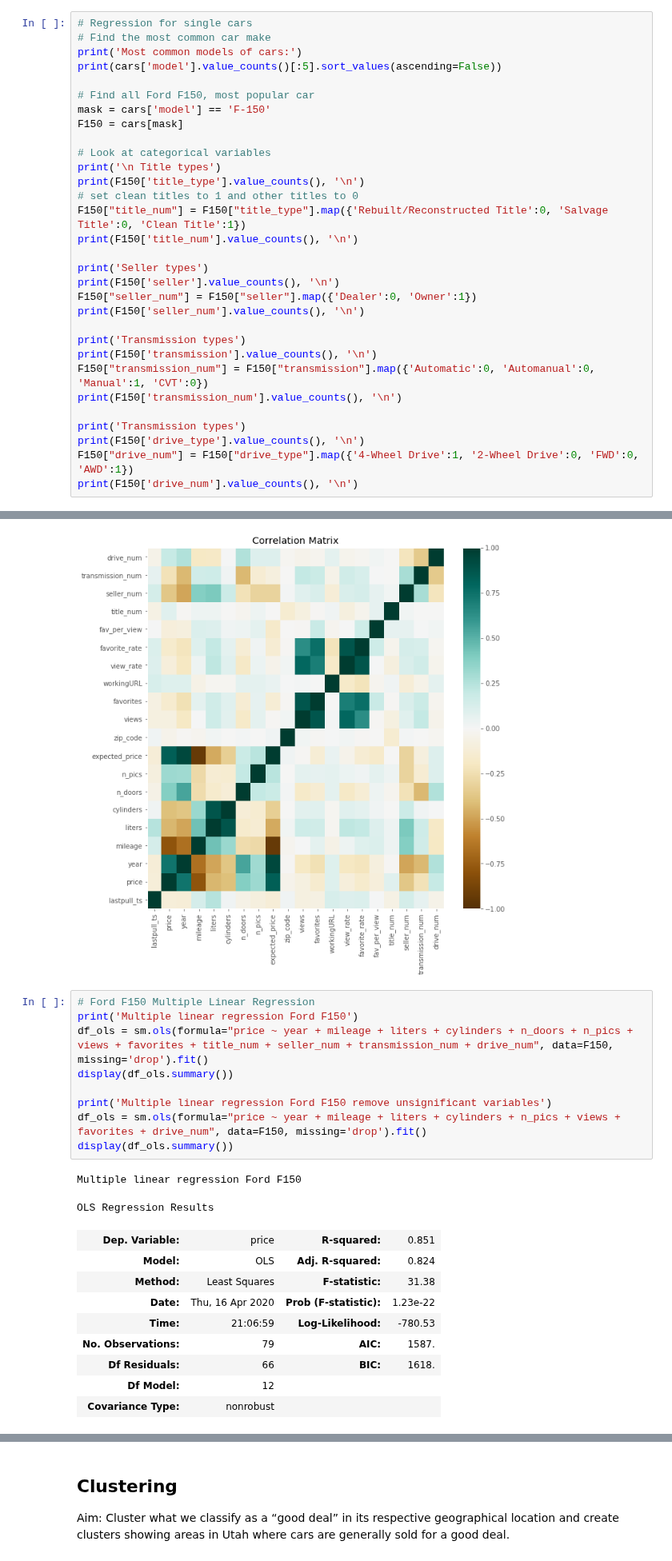
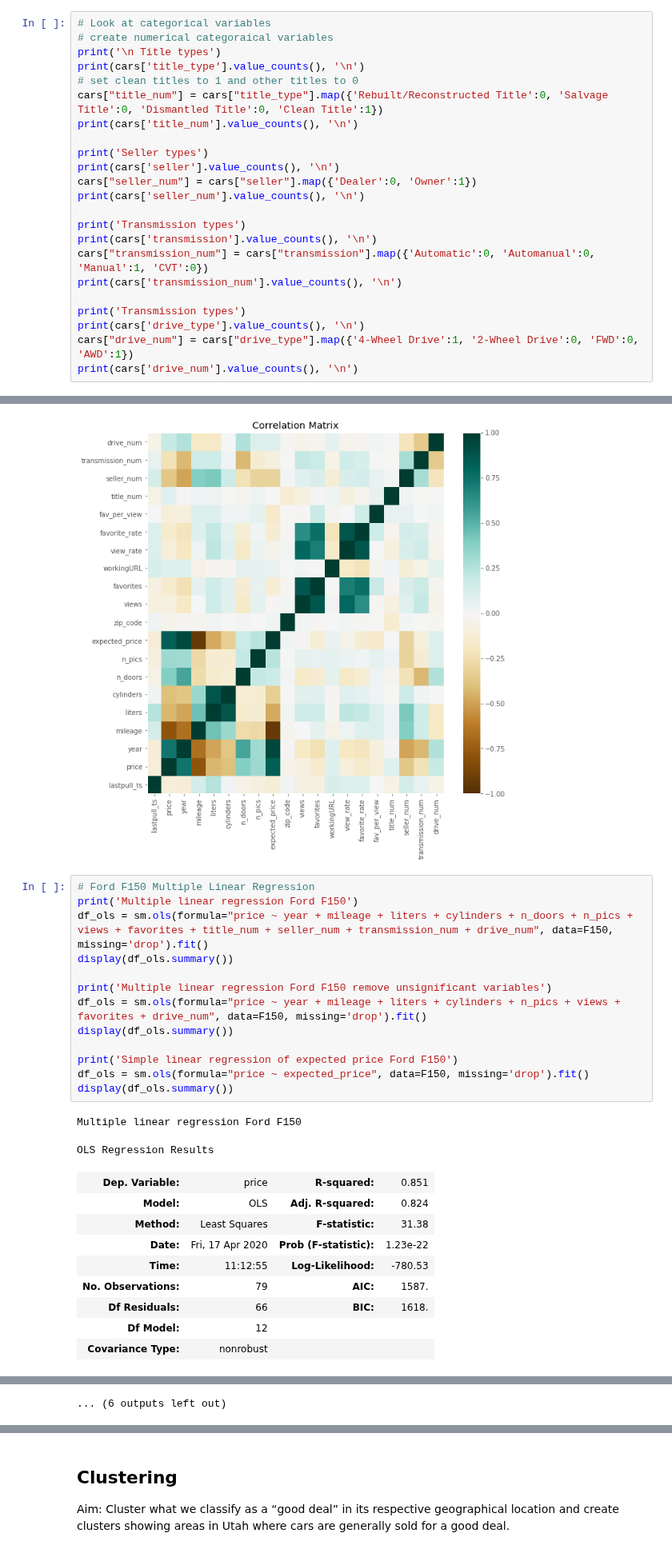
Before and after one commit to taylorch626/automodeals, a Jupyter notebook: Data_Exploration_Analysis.ipynb, the cells around one changed output, grey strips where cells are left out. Shown at 80% size. Drawn from its saved outputs; the diff is of its cells as text.

Commit message:
updated regression for single cars

```diff
--- a/Data_Exploration_Analysis.ipynb
+++ b/Data_Exploration_Analysis.ipynb
@@ -339,34 +339,26 @@ Warnings:
 strong multicollinearity or other numerical problems.
 ... (19 outputs left out)
 # %%
-# Regression for single cars
-# Find the most common car make
-print('Most common models of cars:')
-print(cars['model'].value_counts()[:5].sort_values(ascending=False))
-
-# Find all Ford F150, most popular car
-mask = cars['model'] == 'F-150'
-F150 = cars[mask]
-
 # Look at categorical variables
+# create numerical categoraical variables
 print('\n Title types')
-print(F150['title_type'].value_counts(), '\n')
+print(cars['title_type'].value_counts(), '\n')
 # set clean titles to 1 and other titles to 0
-F150["title_num"] = F150["title_type"].map({'Rebuilt/Reconstructed Title':0, 'Salvage Title':0, 'Clean Title':1})
-print(F150['title_num'].value_counts(), '\n')
+cars["title_num"] = cars["title_type"].map({'Rebuilt/Reconstructed Title':0, 'Salvage Title':0, 'Dismantled Title':0, 'Clean Title':1})
+print(cars['title_num'].value_counts(), '\n')
 
 print('Seller types')
-print(F150['seller'].value_counts(), '\n')
-F150["seller_num"] = F150["seller"].map({'Dealer':0, 'Owner':1})
-print(F150['seller_num'].value_counts(), '\n')
+print(cars['seller'].value_counts(), '\n')
+cars["seller_num"] = cars["seller"].map({'Dealer':0, 'Owner':1})
+print(cars['seller_num'].value_counts(), '\n')
 
 print('Transmission types')
-print(F150['transmission'].value_counts(), '\n')
-F150["transmission_num"] = F150["transmission"].map({'Automatic':0, 'Automanual':0, 'Manual':1, 'CVT':0})
-print(F150['transmission_num'].value_counts(), '\n')
+print(cars['transmission'].value_counts(), '\n')
+cars["transmission_num"] = cars["transmission"].map({'Automatic':0, 'Automanual':0, 'Manual':1, 'CVT':0})
+print(cars['transmission_num'].value_counts(), '\n')
 
 print('Transmission types')
-print(F150['drive_type'].value_counts(), '\n')
-F150["drive_num"] = F150["drive_type"].map({'4-Wheel Drive':1, '2-Wheel Drive':0, 'FWD':0, 'AWD':1})
-print(F150['drive_num'].value_counts(), '\n')
+print(cars['drive_type'].value_counts(), '\n')
+cars["drive_num"] = cars["drive_type"].map({'4-Wheel Drive':1, '2-Wheel Drive':0, 'FWD':0, 'AWD':1})
+print(cars['drive_num'].value_counts(), '\n')
 # %% [output]
@@ -444,20 +436,24 @@ display(F150.corr())
 # %%
 # Ford F150 Multiple Linear Regression
 print('Multiple linear regression Ford F150')
 df_ols = sm.ols(formula="price ~ year + mileage + liters + cylinders + n_doors + n_pics + views + favorites + title_num + seller_num + transmission_num + drive_num", data=F150, missing='drop').fit()
 display(df_ols.summary())
 
 print('Multiple linear regression Ford F150 remove unsignificant variables')
 df_ols = sm.ols(formula="price ~ year + mileage + liters + cylinders + n_pics + views + favorites + drive_num", data=F150, missing='drop').fit()
 display(df_ols.summary())
+
+print('Simple linear regression of expected price Ford F150')
+df_ols = sm.ols(formula="price ~ expected_price", data=F150, missing='drop').fit()
+display(df_ols.summary())
 # %% [output]
 Multiple linear regression Ford F150
 OLS Regression Results
 | Dep. Variable: | price | R-squared: | 0.851 |
 | Model: | OLS | Adj. R-squared: | 0.824 |
 | Method: | Least Squares | F-statistic: | 31.38 |
-| Date: | Thu, 16 Apr 2020 | Prob (F-statistic): | 1.23e-22 |
-| Time: | 21:06:59 | Log-Likelihood: | -780.53 |
+| Date: | Fri, 17 Apr 2020 | Prob (F-statistic): | 1.23e-22 |
+| Time: | 11:12:55 | Log-Likelihood: | -780.53 |
 | No. Observations: | 79 | AIC: | 1587. |
 | Df Residuals: | 66 | BIC: | 1618. |
 | Df Model: | 12 |  |  |
@@ -513,3 +509,4 @@ Warnings:
 [1] Standard Errors assume that the covariance matrix of the errors is correctly specified.
 [2] The condition number is large, 5.57e+07. This might indicate that there are
 strong multicollinearity or other numerical problems.
+... (6 outputs left out)
```
Also changed, not shown: parts of 6 cells of this notebook.
